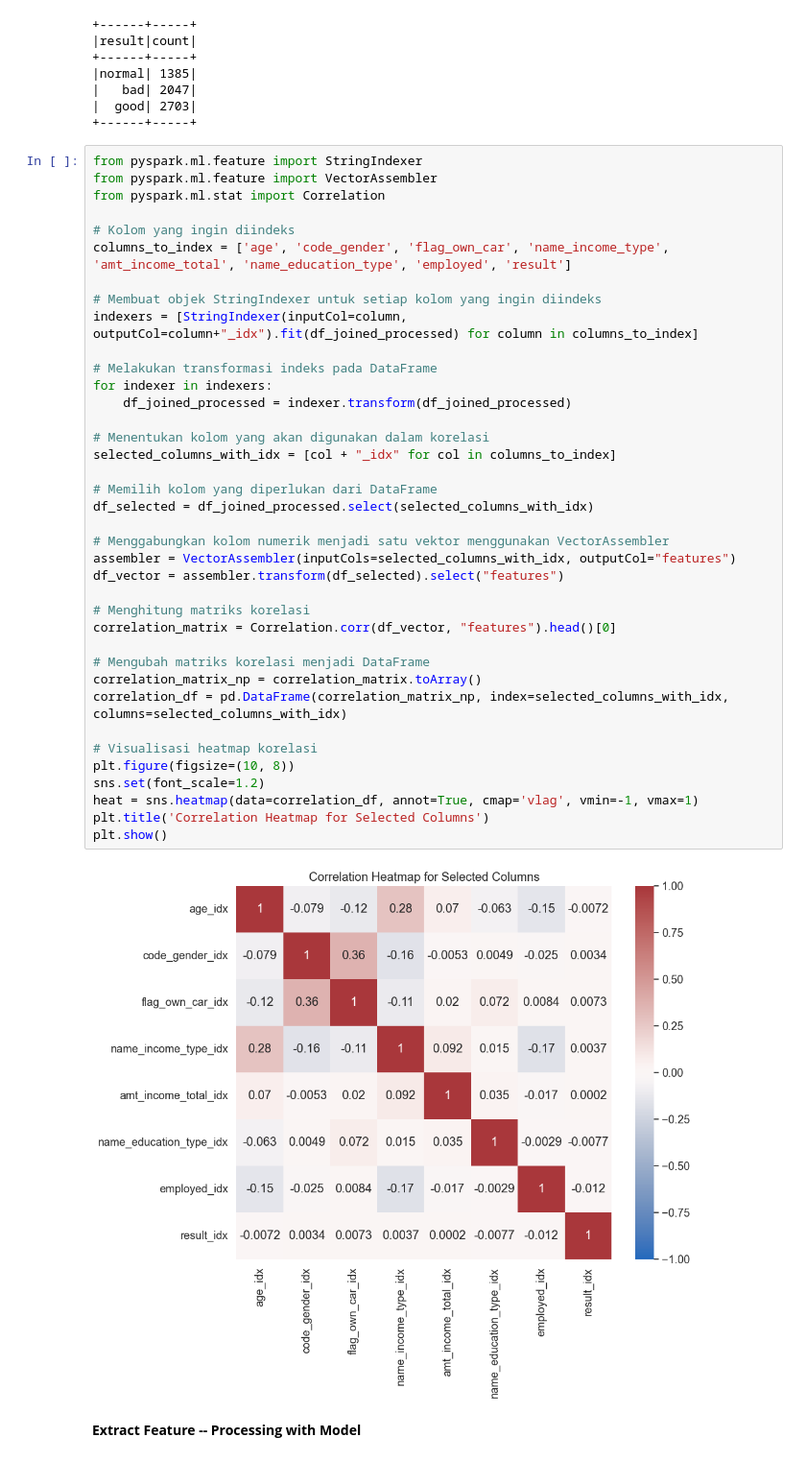
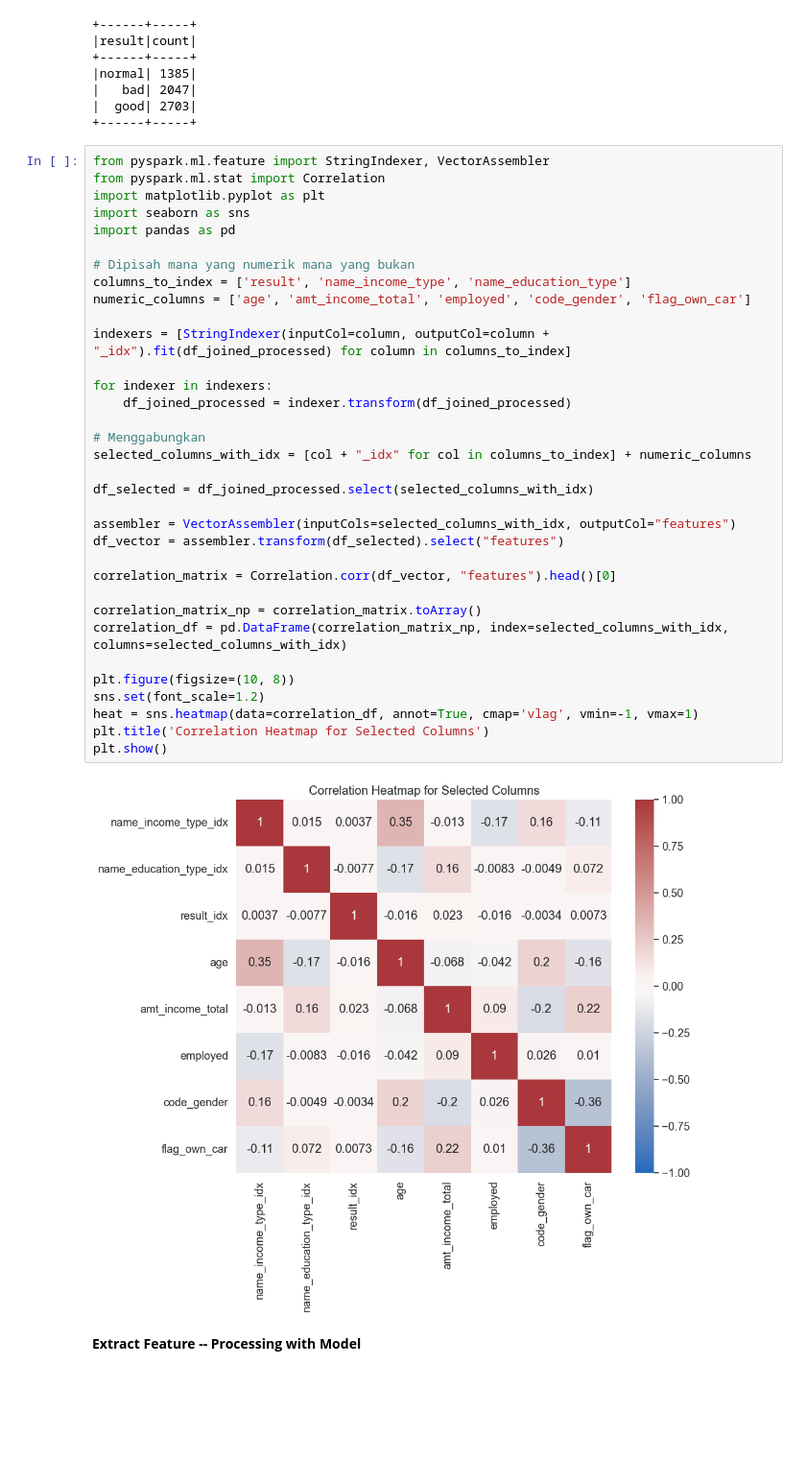
Before and after one commit to leo140803/Credit-Card-Approval-Prediction, a Jupyter notebook: cj.ipynb, the cells around one changed output. Shown at 96% size. Cells and saved outputs as stored; diff of their text form; blank space fills up the shorter version.

```diff
--- a/cj.ipynb
+++ b/cj.ipynb
@@ -956,45 +956,41 @@ employment_days_count.show()
 |  good| 2703|
 +------+-----+
 # %%
-from pyspark.ml.feature import StringIndexer
-from pyspark.ml.feature import VectorAssembler
+from pyspark.ml.feature import StringIndexer, VectorAssembler
 from pyspark.ml.stat import Correlation
+import matplotlib.pyplot as plt
+import seaborn as sns
+import pandas as pd
 
-# Kolom yang ingin diindeks
-columns_to_index = ['age', 'code_gender', 'flag_own_car', 'name_income_type', 'amt_income_total', 'name_education_type', 'employed', 'result']
+# Dipisah mana yang numerik mana yang bukan
+columns_to_index = ['result', 'name_income_type', 'name_education_type']
+numeric_columns = ['age', 'amt_income_total', 'employed', 'code_gender', 'flag_own_car']
 
-# Membuat objek StringIndexer untuk setiap kolom yang ingin diindeks
-indexers = [StringIndexer(inputCol=column, outputCol=column+"_idx").fit(df_joined_processed) for column in columns_to_index]
+indexers = [StringIndexer(inputCol=column, outputCol=column + "_idx").fit(df_joined_processed) for column in columns_to_index]
 
-# Melakukan transformasi indeks pada DataFrame
 for indexer in indexers:
     df_joined_processed = indexer.transform(df_joined_processed)
 
-# Menentukan kolom yang akan digunakan dalam korelasi
-selected_columns_with_idx = [col + "_idx" for col in columns_to_index]
+# Menggabungkan
+selected_columns_with_idx = [col + "_idx" for col in columns_to_index] + numeric_columns
 
-# Memilih kolom yang diperlukan dari DataFrame
 df_selected = df_joined_processed.select(selected_columns_with_idx)
 
-# Menggabungkan kolom numerik menjadi satu vektor menggunakan VectorAssembler
 assembler = VectorAssembler(inputCols=selected_columns_with_idx, outputCol="features")
 df_vector = assembler.transform(df_selected).select("features")
 
-# Menghitung matriks korelasi
 correlation_matrix = Correlation.corr(df_vector, "features").head()[0]
 
-# Mengubah matriks korelasi menjadi DataFrame
 correlation_matrix_np = correlation_matrix.toArray()
 correlation_df = pd.DataFrame(correlation_matrix_np, index=selected_columns_with_idx, columns=selected_columns_with_idx)
 
-# Visualisasi heatmap korelasi
 plt.figure(figsize=(10, 8))
 sns.set(font_scale=1.2)
 heat = sns.heatmap(data=correlation_df, annot=True, cmap='vlag', vmin=-1, vmax=1)
 plt.title('Correlation Heatmap for Selected Columns')
 plt.show()
 # %% [output]
-[figure, old version]
+[figure, new version]
 # %% [markdown]
 **Extract Feature**
 **--**
```
Also changed, not shown: parts of 2 cells of this notebook.
